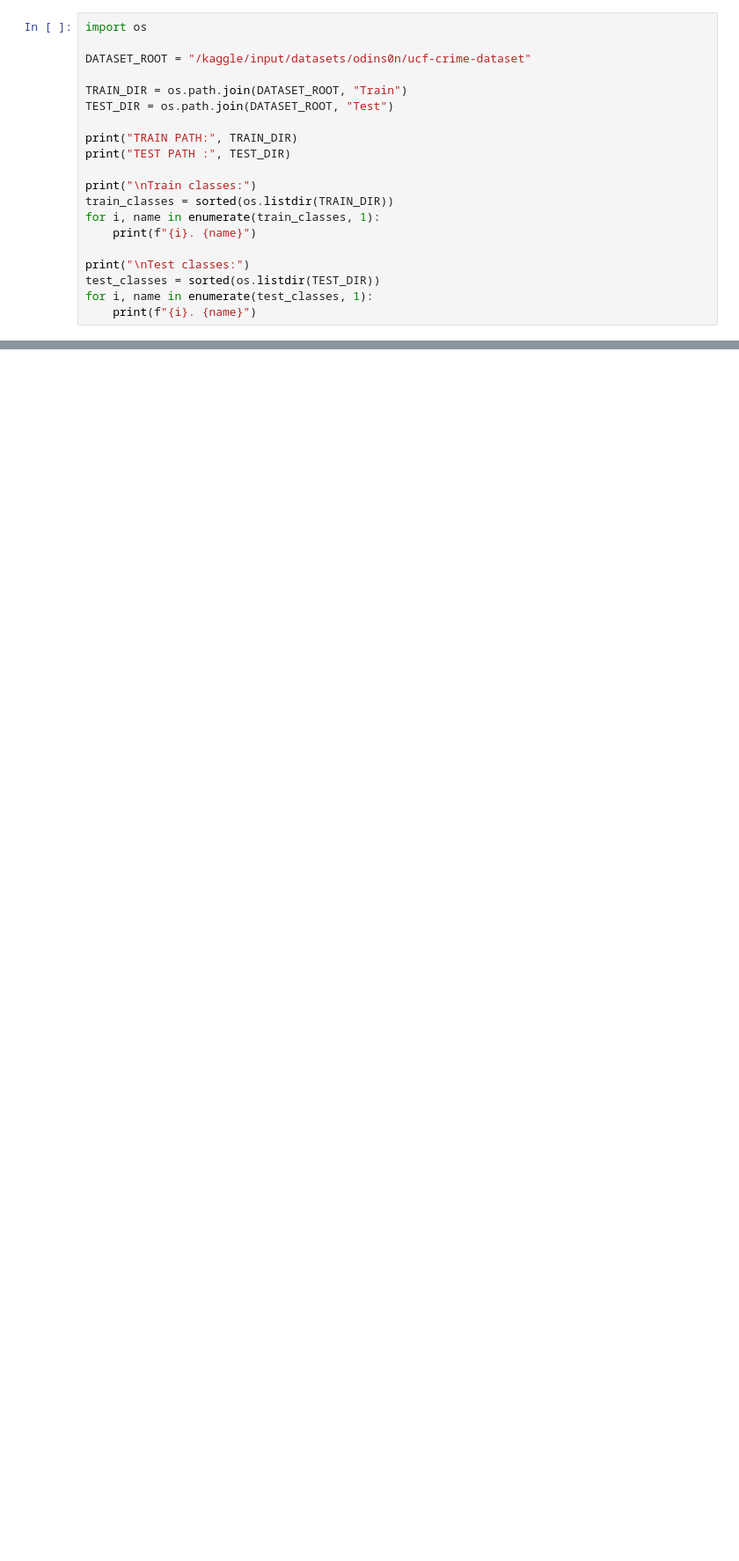
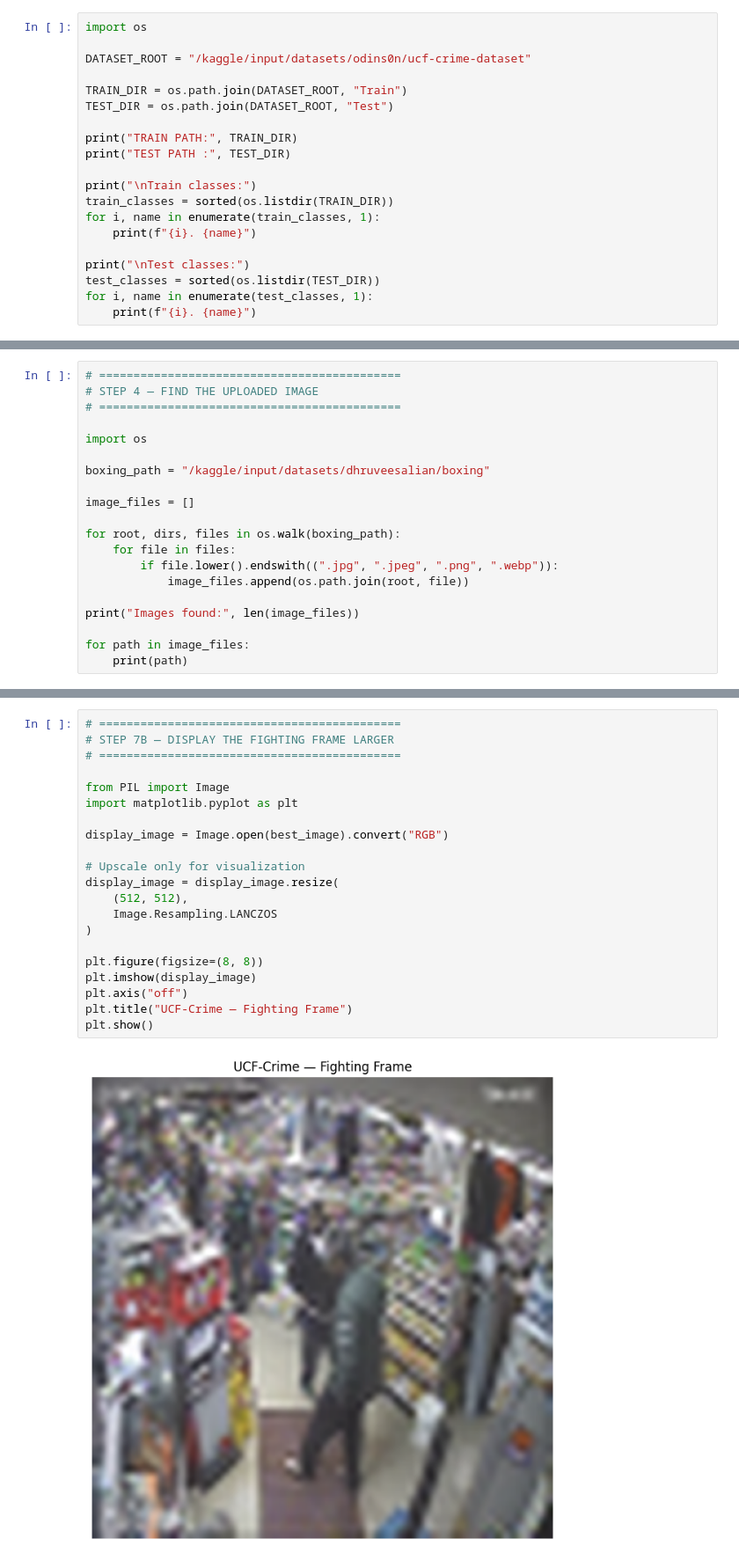
Before and after one commit to dhruveesalian/UCF-Crime-Abnormal-Behavior-Detection, a Jupyter notebook: ucf-crime-dl.ipynb, the cells around one changed output, grey strips where cells are left out. Shown at 88% size. Drawn from its saved outputs; the diff is of its cells as text; blank space fills up the shorter version.

```diff
--- a/ucf-crime-dl.ipynb
+++ b/ucf-crime-dl.ipynb
@@ -784,0 +736,20 @@ ROC curve saved successfully!
+# %%
+# ============================================
+# STEP 4 — FIND THE UPLOADED IMAGE
+# ============================================
+
+import os
+
+boxing_path = "/kaggle/input/datasets/dhruveesalian/boxing"
+
+image_files = []
+
+for root, dirs, files in os.walk(boxing_path):
+    for file in files:
+        if file.lower().endswith((".jpg", ".jpeg", ".png", ".webp")):
+            image_files.append(os.path.join(root, file))
+
+print("Images found:", len(image_files))
+
+for path in image_files:
+    print(path)
@@ -784,0 +962,23 @@ ROC curve saved successfully!
+# %%
+# ============================================
+# STEP 7B — DISPLAY THE FIGHTING FRAME LARGER
+# ============================================
+
+from PIL import Image
+import matplotlib.pyplot as plt
+
+display_image = Image.open(best_image).convert("RGB")
+
+# Upscale only for visualization
+display_image = display_image.resize(
+    (512, 512),
+    Image.Resampling.LANCZOS
+)
+
+plt.figure(figsize=(8, 8))
+plt.imshow(display_image)
+plt.axis("off")
+plt.title("UCF-Crime — Fighting Frame")
+plt.show()
+# %% [output]
+[figure, added]
```
Also changed, not shown: parts of 53 cells of this notebook.
